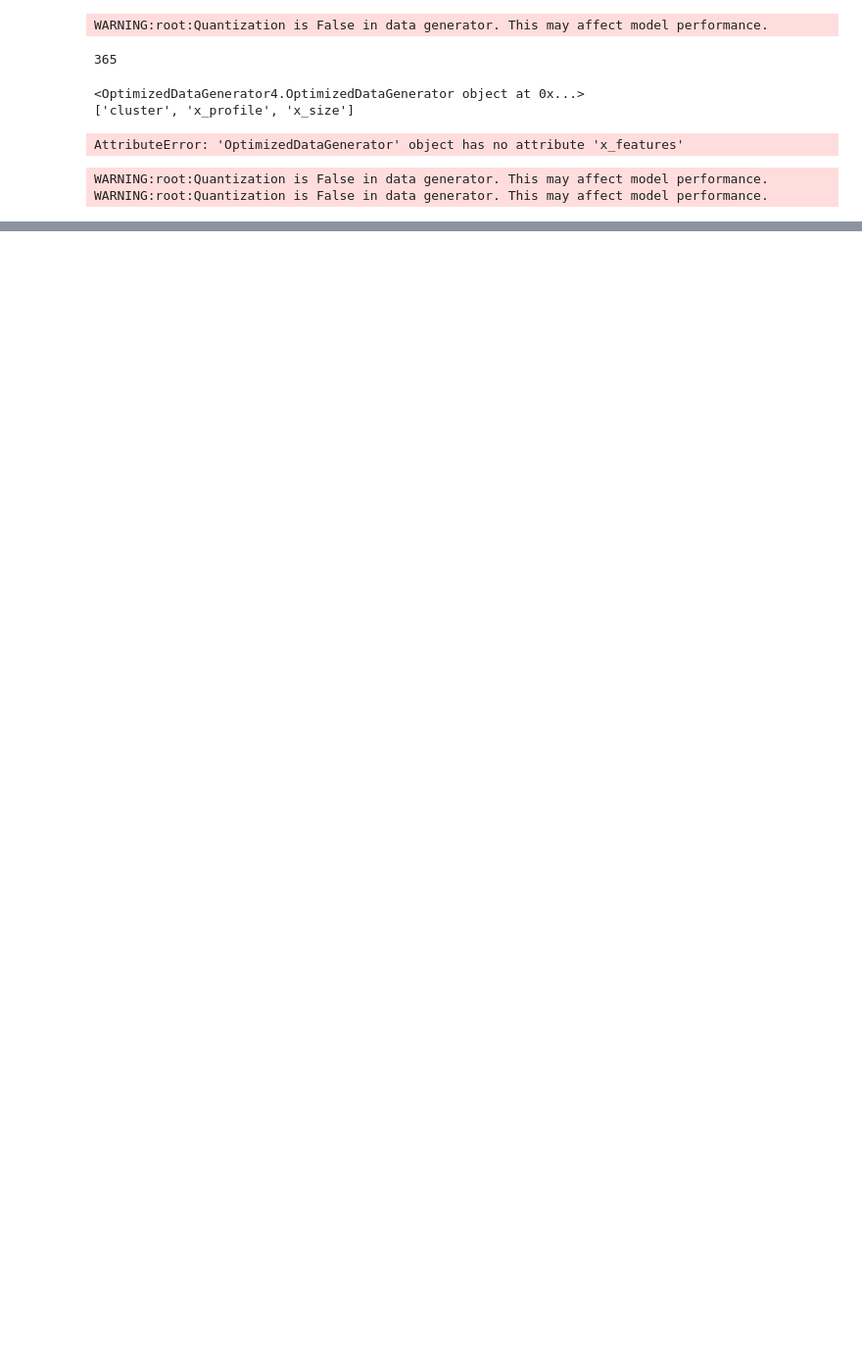
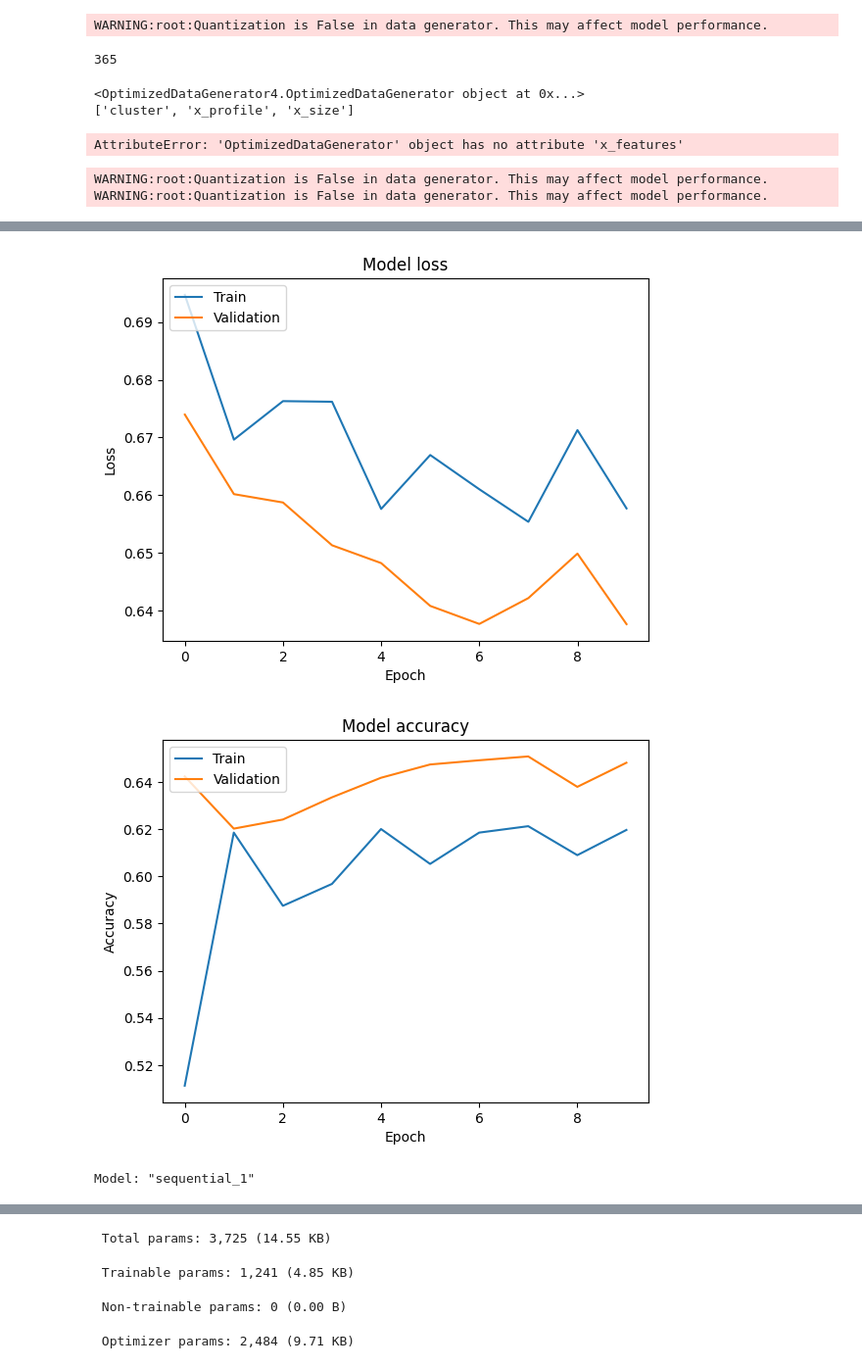
Before and after one commit to elizahoward/smart-pixels-ml, a Jupyter notebook: danielTestNotebook.ipynb, the cells around one changed output, grey strips where cells are left out. Shown: that part at 98% size. Drawn from its saved outputs; the diff is of its cells as text; code cells hidden in the pictures; blank space fills up the shorter version.

Commit message:
Added a plot of model history and experimented with different amounts of dense layers.

```diff
--- a/danielTestNotebook.ipynb
+++ b/danielTestNotebook.ipynb
@@ -59,9 +59,9 @@ AttributeError: 'OptimizedDataGenerator' object has no attribute 'x_features'
 # %%
 validation_dir = "./tf_records1000Daniel/tfrecords_validation/"
 train_dir = "./tf_records1000Daniel/tfrecords_train/"
-x_feature_description: list = ['z_global']
-trainODG = OptimizedDataGenerator(tf_records_dir=train_dir,load_records=True, x_feature_description=x_feature_description, muon_collider=True)
-validationODG = OptimizedDataGenerator(tf_records_dir=validation_dir,load_records=True, x_feature_description=x_feature_description, muon_collider=True)
+x_feature_description: list = ['x_size','z_global','y_profile','x_profile']
+trainODG = OptimizedDataGenerator(tf_records_dir=train_dir,load_records=True, x_feature_description=x_feature_description)
+validationODG = OptimizedDataGenerator(tf_records_dir=validation_dir,load_records=True, x_feature_description=x_feature_description)
 # trainODG._parse_tfrecord_fn()
 # %% [output]
 WARNING:root:Quantization is False in data generator. This may affect model performance.
@@ -70,6 +70,7 @@ WARNING:root:Quantization is False in data generator. This may affect model perf
 
 model = tf.keras.Sequential([
     tf.keras.layers.Input(shape=(None,1), name="z_global"),
+    # tf.keras.layers.Input(shape=(13,), name="y_profile"),
     # tf.keras.layers.Dense(128,activation='relu'),
     # tf.keras.layers.Dense(128,activation='relu'),
     tf.keras.layers.Dense(10),
@@ -80,9 +81,9 @@ model = tf.keras.Sequential([
 #               metrics=['accuracy'])
 model.compile(optimizer='adam', loss='binary_crossentropy', metrics=['binary_accuracy'])
 callbacks=[]
-learningRates = [0.9,0.6,0.3,0.1,0.03,0.01,0.001,0.0001,0.00001,0.000001]
-callbacks.append(tf.keras.callbacks.LearningRateScheduler(lambda epoch : learningRates[epoch]))
+learningRates = [0.1,0.9,0.6,0.3,0.1,0.03,0.01,0.001,0.0001,0.00001,0.000001]
+callbacks.append(tf.keras.callbacks.LearningRateScheduler(lambda epoch,lr : lr if epoch<5 else lr*np.exp(-0.1)))
 callbacks=[]
-history = model.fit(x=trainODG,callbacks=callbacks,epochs=10)
+history = model.fit(x=trainODG,validation_data=validationODG, callbacks=callbacks,epochs=10)
 # %% [output]
 Epoch 1/10
@@ -107,0 +109,24 @@ Epoch 10/10
+# %%
+#// plotting code from google ai https://www.google.com/search?client=firefox-b-1-d&q=plot+tensorflow+model+history
+# Plot training & validation loss values
+plt.plot(history.history['loss'])
+plt.plot(history.history['val_loss'])
+plt.title('Model loss')
+plt.ylabel('Loss')
+plt.xlabel('Epoch')
+plt.legend(['Train', 'Validation'], loc='upper left')
+plt.show()
+
+# Plot training & validation accuracy values
+plt.plot(history.history['binary_accuracy'])
+plt.plot(history.history['val_binary_accuracy'])
+plt.title('Model accuracy')
+plt.ylabel('Accuracy')
+plt.xlabel('Epoch')
+plt.legend(['Train', 'Validation'], loc='upper left')
+plt.show()
+model.summary()
+# %% [output]
+[figure, added]
+[figure, added]
+Model: "sequential_1"
@@ -108,3 +150,7 @@ Epoch 10/10
+ Total params: 3,725 (14.55 KB)
+ Trainable params: 1,241 (4.85 KB)
+ Non-trainable params: 0 (0.00 B)
+ Optimizer params: 2,484 (9.71 KB)
 # %%
 test_loss, test_acc = model.evaluate(validationODG)
 print("test accuracy: "+str(test_acc))
```
Also changed, not shown: parts of 4 cells of this notebook.
